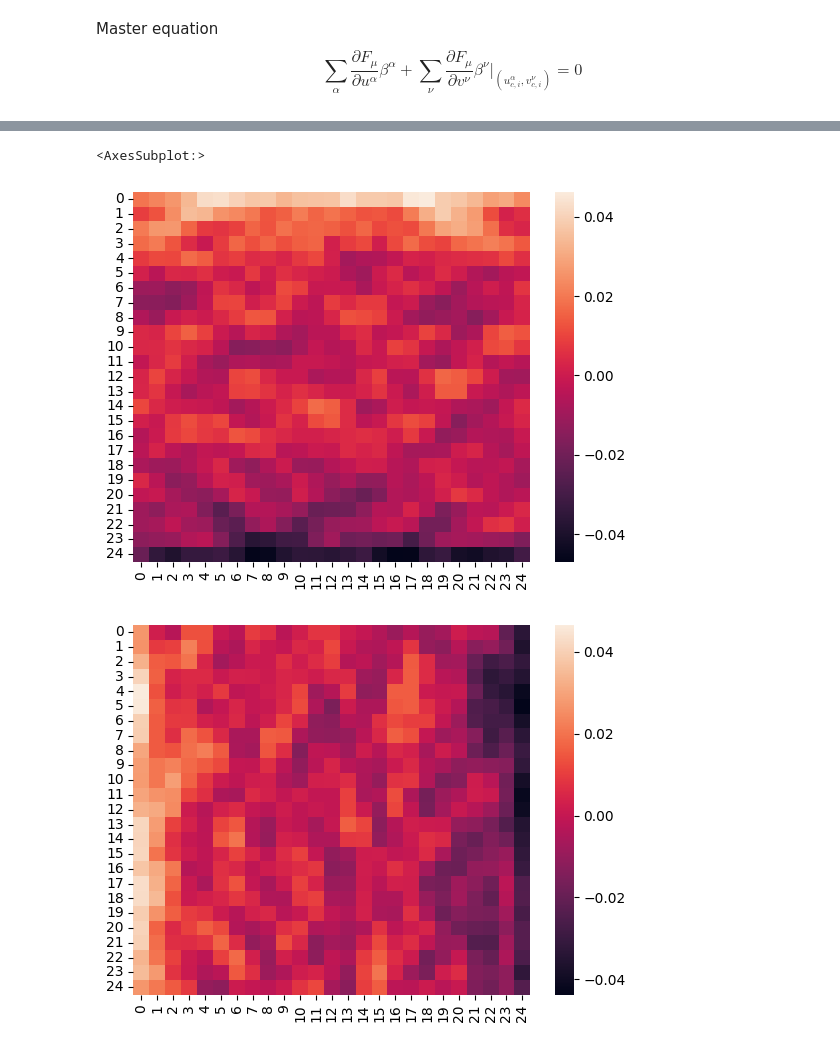
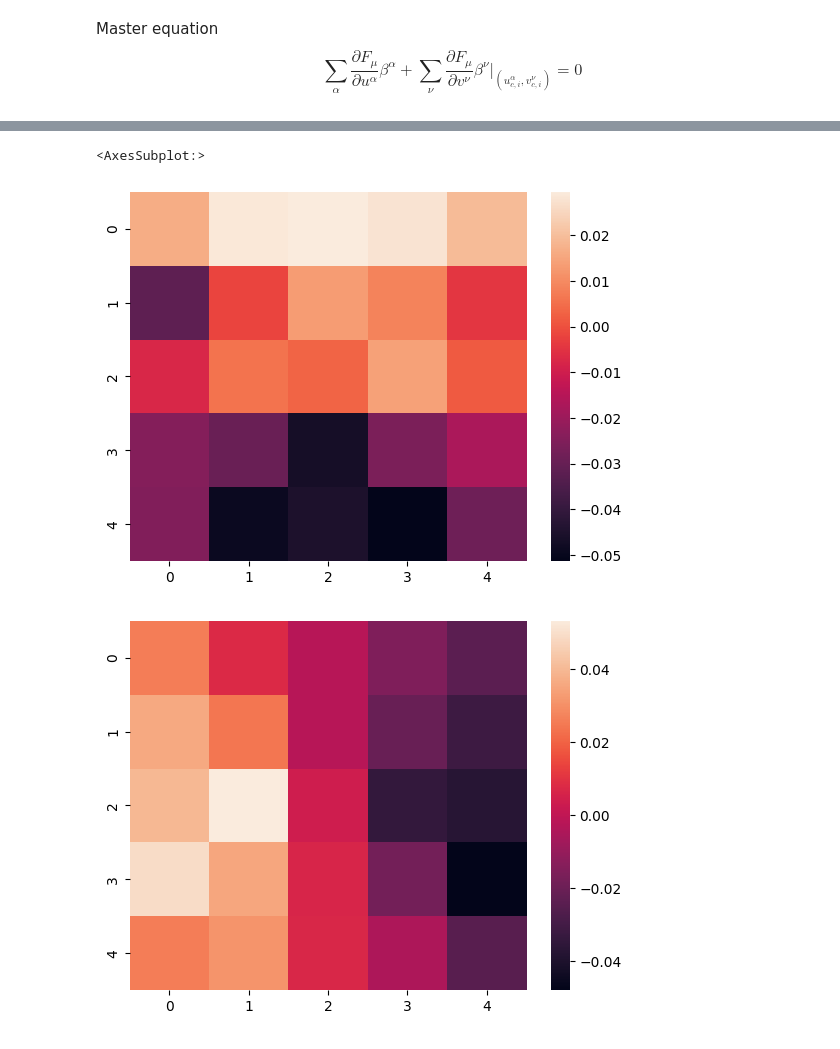
Before and after one commit to StijnCool/nast-thesis, a Jupyter notebook: Scalar field in 2D.ipynb, the cells around one changed output, grey strips where cells are left out. Drawn from its saved outputs; the diff is of its cells as text; code cells hidden in the pictures.

```diff
--- a/Scalar field in 2D.ipynb
+++ b/Scalar field in 2D.ipynb
@@ -48,17 +48,18 @@ $$ F^*(u,v) = (172-137\sqrt{43})u + (215+44\sqrt{43})v + \frac{49(1003\sqrt{43}-
 def F_fp(u,v):
     return (172 - 137*43**0.5)*u + (215 + 137*43**0.5)*v + 49*(1003*43**0.5 - 989)/(288*math.pi)
 # %%
-# generate grid of colocation points
-nu, nv = (25, 25)
+## generate grid of colocation points
+nu, nv = (5, 5)
 u = np.linspace(fp[0]-0.4, fp[0]+0.4, nu)
 v = np.linspace(fp[1]-0.4, fp[1]+0.4, nv)
 ug, vg = np.meshgrid(u, v)
+N_p = nu*nv
 
 # smoothness factor
 sigma = 0.8/nu
 
-# highlight test
-hl = np.array([1,2])
+# highlight test (v,u)
+hl = np.array([0,1])
 
 # plot colocation points
 fig_grid = plt.figure()
@@ -107,20 +127,14 @@ $$ F_{\mu}(u,v) = \sum_{i=1}^{\infty} p_{\mu,i} \psi_i(u,v) $$
 Master equation
 $$ \sum_{\alpha} \frac{\partial F_{\mu}}{\partial u^{\alpha}} \beta^{\alpha} + \sum_{\nu} \frac{\partial F_{\mu}}{\partial v^{\nu}} \beta^{\nu} \Bigg\rvert_{(u^{\alpha}_{c,i},v^{\nu}_{c,i})} = 0 $$
 # %%
-# write master equation in terms of derivatives of basis functions
-p = np.random.rand(N_p)
+## write master equation in terms of derivatives of basis functions
+jd = np.array(list(range(0,N_p,2)))
+N = jd.size
+p = np.random.rand(N)
 
-# precalculate dpsi; dpsi for i'th colocation point evaluated at j'th
-pc_dpsi = np.zeros((N_p,N_p,2))
-for i in range(0,N_p):
-    for j in range(0,N_p):
-        J = idToCoord(j)
-        pc_dpsi[i,j] = dpsi(i,ug[J[0],J[1]],vg[J[0],J[1]])
+# precalculate psi; psi(i,j) for i'th colocation point evaluated in the j'th psi
+pc_psi = np.array([psi_i(jd,i) for i in range(0,N_p)])
 
-# precalculate psi; psi for i'th colocation point evaluated at j'th
-pc_psi = np.zeros((N_p,N_p))
-for i in range(0,N_p):
-    for j in range(0,N_p):
-        J = idToCoord(j)
-        pc_psi[i,j] = psi(i,ug[J[0],J[1]],vg[J[0],J[1]])
+# precalculate dpsi; dpsi(i,2,j) for i'th colocation point evaluated in the j'th psi
+pc_dpsi = np.array([dpsi_i(jd,i) for i in range(0,N_p)])
 # %%
@@ -146,17 +154,14 @@ sns.heatmap(np.array([[F(i+nu*j) for i in range(0,nu)] for j in range(0,nv)]))
 # %%
-def dF(i):
+def dF_i(i, p=p):
     # derivative of generating function evaluated at i'th colocation point
-    value = np.array([0.0,0.0])
-    for j in range(0,N_p):
-        value += p[j]*pc_dpsi[j][i]
-    return value
+    return np.array([np.dot(p,pc_dpsi[i,0,:]), np.dot(p,pc_dpsi[i,1,:])])
 
 plt.figure()
-sns.heatmap(np.array([[dF(i+nu*j)[0] for i in range(0,nu)] for j in range(0,nv)]))
+sns.heatmap(np.array([[dF_i(i+nu*j)[0] for i in range(0,nu)] for j in range(0,nv)]))
 plt.figure()
-sns.heatmap(np.array([[dF(i+nu*j)[1] for i in range(0,nu)] for j in range(0,nv)]))
+sns.heatmap(np.array([[dF_i(i+nu*j)[1] for i in range(0,nu)] for j in range(0,nv)]))
 # %% [output]
 <AxesSubplot:>
-[figure, old version]
+[figure, new version]
-[figure, old version]
+[figure, new version]
 # %%
```
Also changed, not shown: parts of 14 cells of this notebook.
